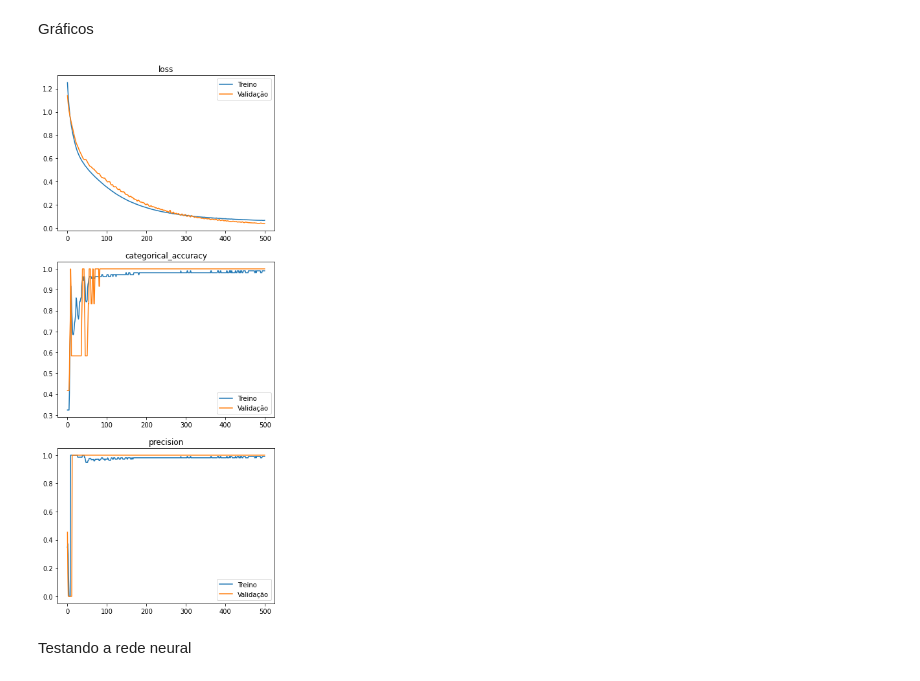
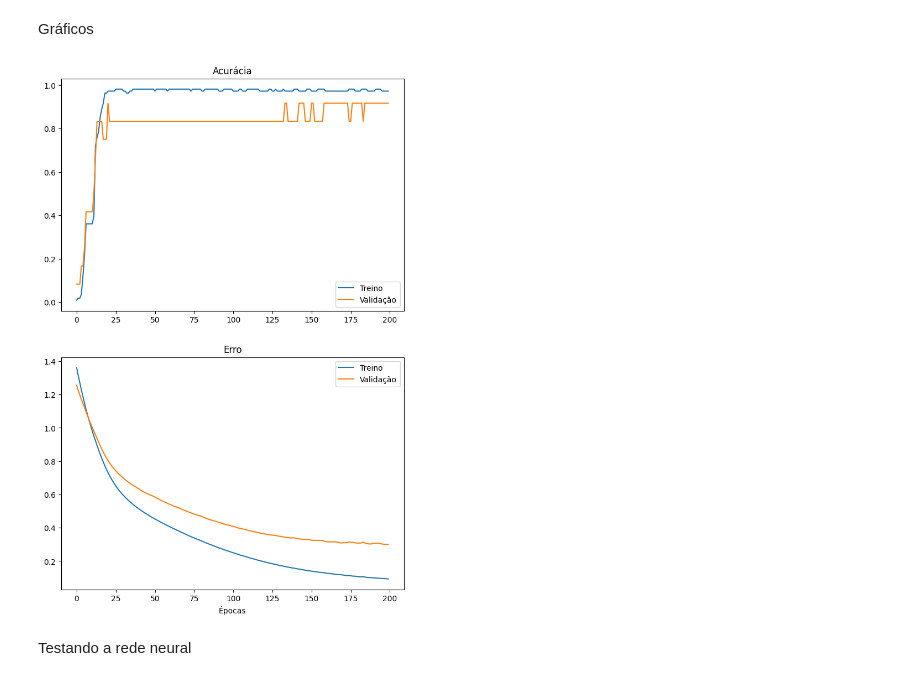
Before and after one commit to rfps09/Monitoria, a Jupyter notebook: SemanaAcademica/SemanaAcademicaIris.ipynb, the cells around one changed output. Saved outputs shown, nothing was run; the diff lists cells and outputs as text; code cells hidden in the pictures.

```diff
--- a/SemanaAcademica/SemanaAcademicaIris.ipynb
+++ b/SemanaAcademica/SemanaAcademicaIris.ipynb
@@ -111,33 +64,31 @@ plot_model(model,show_shapes=True,show_layer_names=False,rankdir="LR",dpi=80)
 # %% [markdown]
 Gráficos
-# %%
-import matplotlib.pyplot as plt
-
-def plot_metrics(map):
-    val_data = True if 'val_loss' in map.history.keys() else False
-
-    tam = len(map.history.keys())
-    legendas = ['Treino']
-    if val_data:
-        tam = tam//2
-        legendas.append('Validação')
-
-    fig,axes = plt.subplots(tam,1,figsize=(6,tam*5))
-
-    count = 0
-    for key in map.history.keys():
-        if key.startswith('val_'):
-            continue
-        axes[count].plot(map.history[key])
-        if val_data:
-            axes[count].plot(map.history['val_'+key])
-        axes[count].set_title(key)
-        axes[count].legend(legendas)
-        count+=1
-
-plot_metrics(history)
-# %% [output]
-[figure, removed]
+# %%
+import matplotlib.pyplot as plt
+
+def plot_metrics(history):
+  fig, axes = plt.subplots(2,1,figsize=(8,12))
+
+  #  "Accuracy"
+  axes[0].plot(history.history['categorical_accuracy'])
+  axes[0].set_title('Acurácia')
+  # "Loss"
+  axes[1].plot(history.history['loss'])
+  axes[1].set_title('Erro')
+
+  if 'val_loss' in history.history.keys():
+    axes[0].plot(history.history['val_categorical_accuracy'])
+    axes[1].plot(history.history['val_loss'])
+    axes[0].legend(['Treino', 'Validação'])
+    axes[1].legend(['Treino', 'Validação'])
+
+  plt.xlabel('Épocas')
+
+  plt.show()
+
+plot_metrics(history)
+# %% [output]
+[figure, added]
 # %% [markdown]
 Testando a rede neural
 # %%
```
Also changed, not shown: parts of 13 cells of this notebook, 1 other file.
